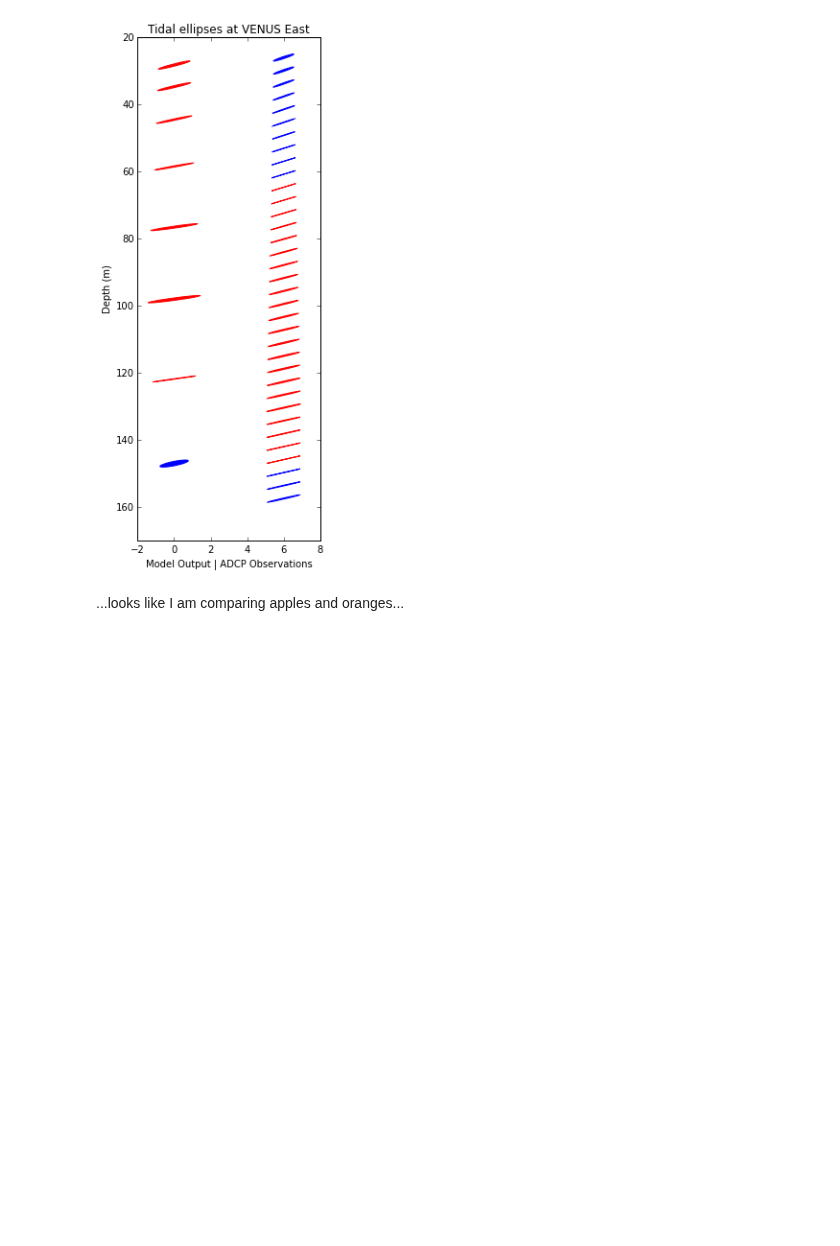
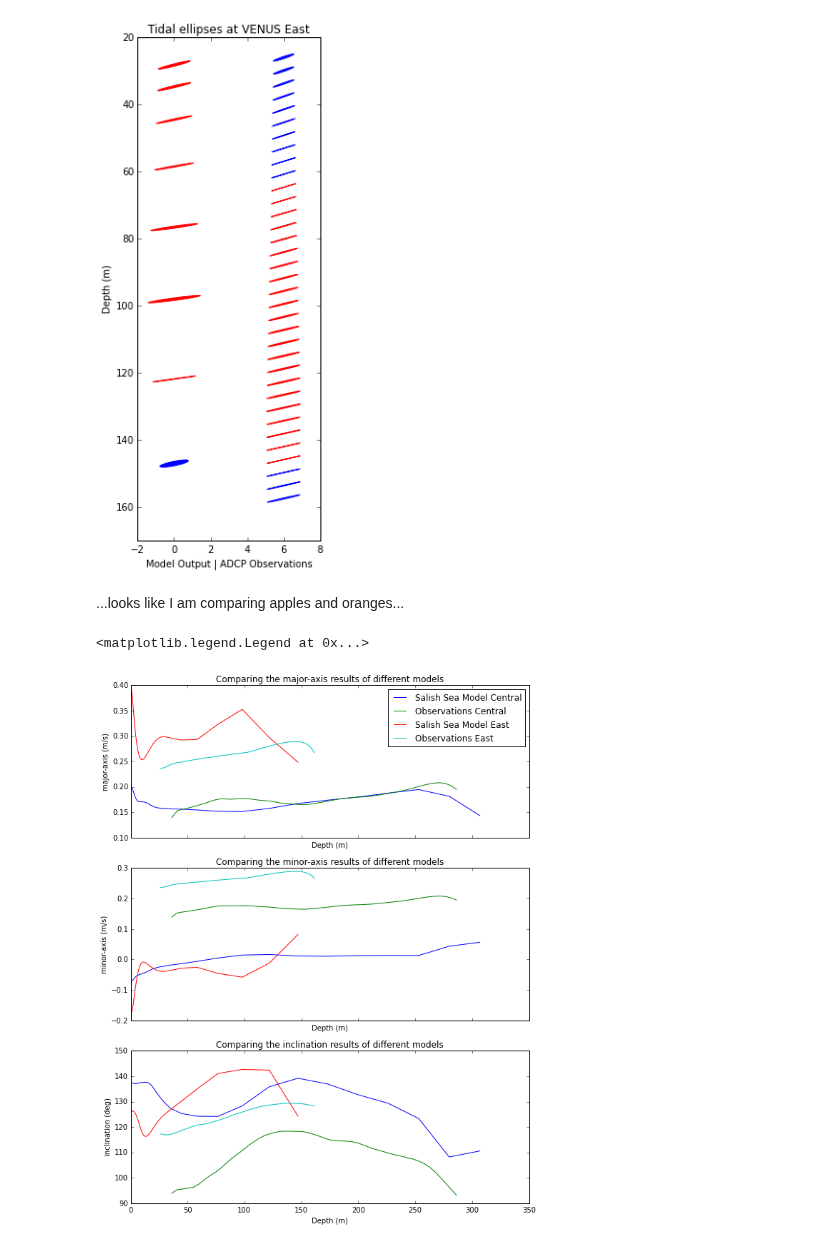
Before and after one commit to SalishSeaCast/analysis, a Jupyter notebook: Muriel/TidalEllipsesComparisons.ipynb, the cells around one changed output. Saved outputs shown, nothing was run; the diff lists cells and outputs as text; code cells hidden in the pictures; blank space fills up the shorter version.

Commit message:
add line plot comparison

```diff
--- a/Muriel/TidalEllipsesComparisons.ipynb
+++ b/Muriel/TidalEllipsesComparisons.ipynb
@@ -504,3 +504,26 @@ ax.set_xlabel('Model Output | ADCP Observations')
 [figure]
 # %% [markdown]
 ...looks like I am comparing apples and oranges...
+# %%
+
+count = np.arange(0,2)
+parameter = ['major-axis', 'minor-axis', 'inclination']
+unit = ['m/s','m/s','deg']
+central[1:3,:] = central[1:2,:]/100
+eastobs[1:3,:] = eastobs[1:2,:]/100
+# %%
+fig, (ax0, ax1, ax2)= plt.subplots(3,1,figsize=(10,13), sharex=True)
+
+for ax , k, par, u in zip([ax0, ax1, ax2], np.arange(1,4), parameter, unit):
+    ax.plot(cen[:-4,0],cen[:-4,k], '-', label='Salish Sea Model Central')
+    ax.plot(central[0,:], central[k,:], '-', label='Observations Central')
+    ax.plot(east[:-10,0],east[:-10,k], '-', label='Salish Sea Model East')
+    ax.plot(eastobs[0,:], eastobs[k,:], '-', label='Observations East')
+
+    ax.set_title('Comparing the {} results of different models'.format(par))
+    ax.set_xlabel('Depth (m)')
+    ax.set_ylabel('{} ({})'.format(par,u))
+ax0.legend()
+# %% [output]
+<matplotlib.legend.Legend at 0x...>
+[figure, added]
```
